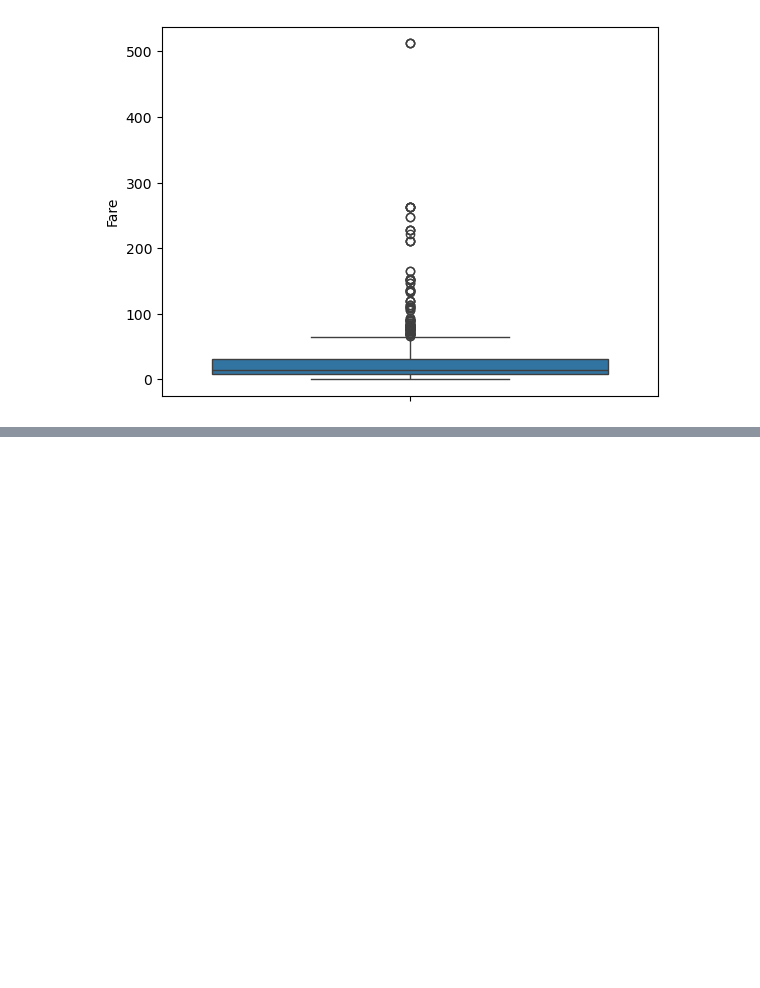
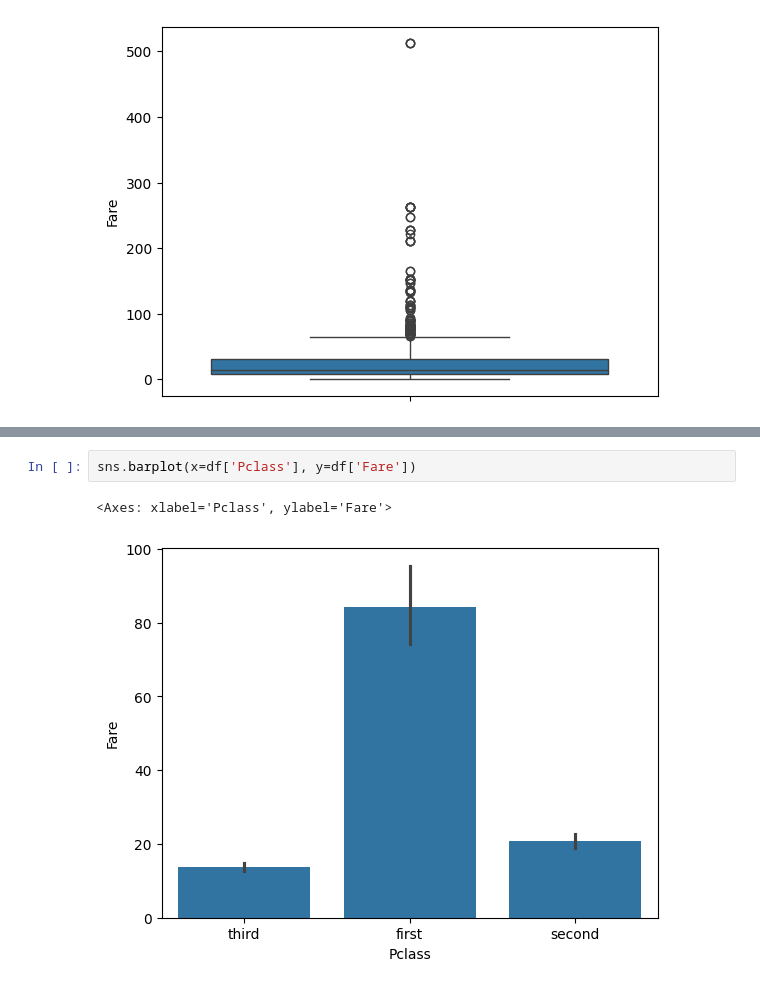
Before and after one commit to mehedihasanfoysal8/AI-ML, a Jupyter notebook: Machine Learning/week-01/exploratory-data-analysis-part1.ipynb, the cells around one changed output, grey strips where cells are left out. Saved outputs shown, nothing was run; the diff lists cells and outputs as text; blank space fills up the shorter version.

```diff
--- a/Machine Learning/week-01/exploratory-data-analysis-part1.ipynb
+++ b/Machine Learning/week-01/exploratory-data-analysis-part1.ipynb
@@ -233,0 +270,5 @@ sns.boxplot(df['Fare'])
+# %%
+sns.barplot(x=df['Pclass'], y=df['Fare'])
+# %% [output]
+<Axes: xlabel='Pclass', ylabel='Fare'>
+[figure, added]
```
Also changed, not shown: parts of 14 cells of this notebook, 2 other files.
